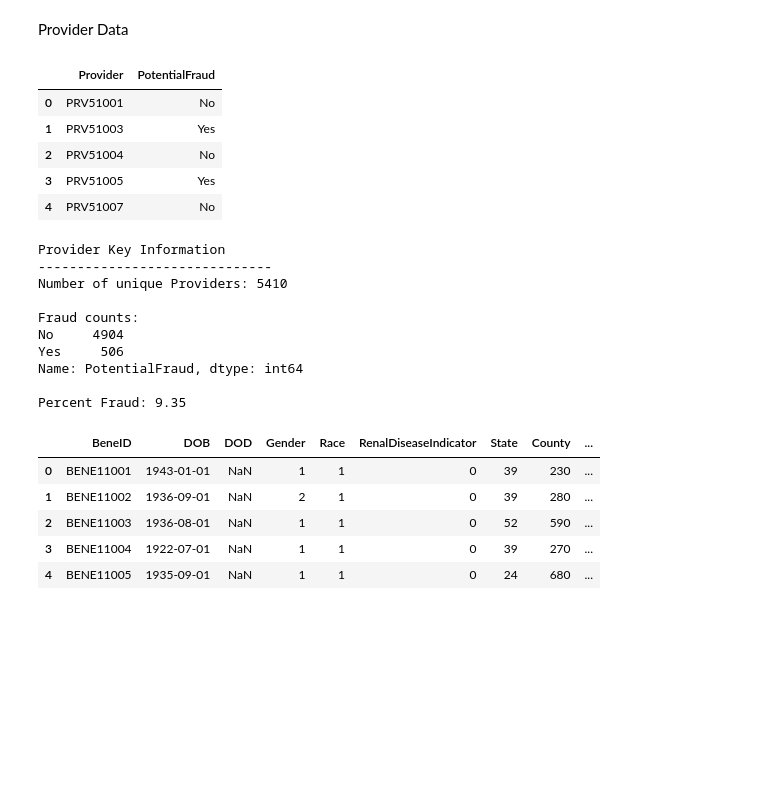
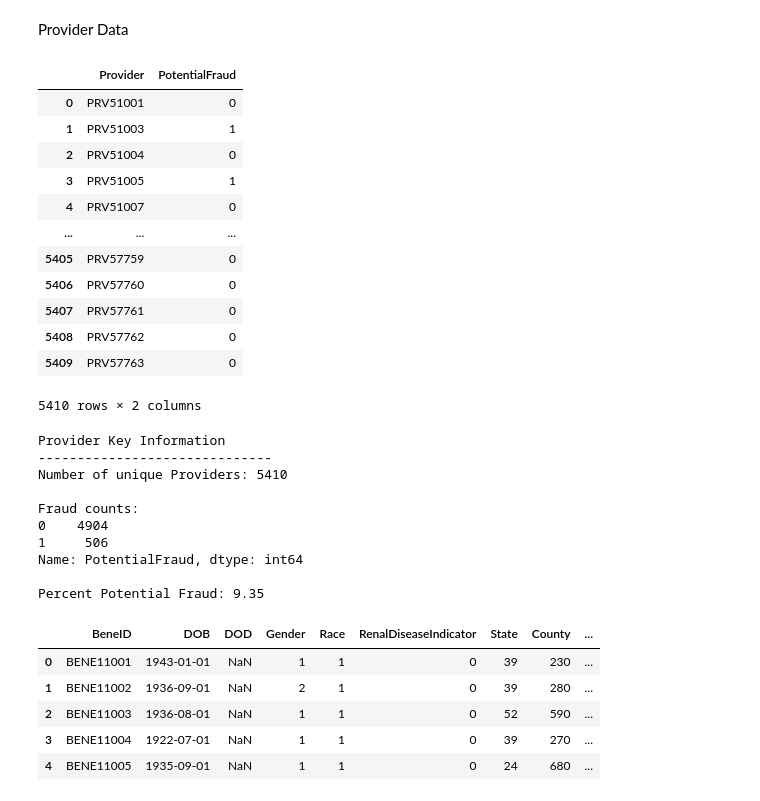
Before and after one commit to jwelch1123/healthcare_fraud_detection, a Jupyter notebook: healthcare_fraud.ipynb, the cells around one changed output. Saved outputs shown, nothing was run; the diff lists cells and outputs as text; code cells hidden in the pictures; blank space fills up the shorter version.

```diff
--- a/healthcare_fraud.ipynb
+++ b/healthcare_fraud.ipynb
@@ -64,6 +64,15 @@ def custom_import(train_only = False):
 
 
 data_dict = custom_import(train_only=False)
+# %%
+prov_key = data_dict['Train']
+prov_key = prov_key.replace({"No":0,"Yes":1})
+
+Bene_data = data_dict['Train_Beneficiarydata']
+
+dfs = [data_dict['Train_Inpatientdata'],data_dict['Train_Outpatientdata']]
+keys = ['Inpatient',"Outpatient"]
+Train_Patientdata = pd.concat([df.assign(Source=key).reset_index() for key, df in zip(keys,dfs)],axis=0, ignore_index=True).drop('index',axis=1)
 # %% [markdown]
 ## Exploratory Analysis <a id='eda'></a>
 
@@ -71,32 +80,39 @@ data_dict = custom_import(train_only=False)
 # %% [markdown]
 Provider Data
 # %%
-data_dict['Train'].head()
+prov_key
 # %% [output]
 |  | Provider | PotentialFraud |
-| 0 | PRV51001 | No |
-| 1 | PRV51003 | Yes |
-| 2 | PRV51004 | No |
-| 3 | PRV51005 | Yes |
-| 4 | PRV51007 | No |
+| 0 | PRV51001 | 0 |
+| 1 | PRV51003 | 1 |
+| 2 | PRV51004 | 0 |
+| 3 | PRV51005 | 1 |
+| 4 | PRV51007 | 0 |
+| ... | ... | ... |
+| 5405 | PRV57759 | 0 |
+| 5406 | PRV57760 | 0 |
+| 5407 | PRV57761 | 0 |
+| 5408 | PRV57762 | 0 |
+| 5409 | PRV57763 | 0 |
+5410 rows × 2 columns
 # %%
 print("Provider Key Information")
 print("-"*30)
-print("Number of unique Providers: {}\n".format(data_dict['Train'].Provider.nunique()))
-print("Fraud counts: \n{}\n".format(data_dict['Train'].PotentialFraud.value_counts()))
-fraud_counts = data_dict['Train'].PotentialFraud.value_counts()['Yes']
-print("Percent Fraud: {:.3}\n".format(100* fraud_counts/ data_dict['Train'].PotentialFraud.count()))
+print("Number of unique Providers: {}\n".format(prov_key.Provider.nunique()))
+print("Fraud counts: \n{}\n".format(prov_key.PotentialFraud.value_counts()))
+fraud_counts = data_dict['Train'].PotentialFraud.value_counts()[1]
+print("Percent Potential Fraud: {:.3}\n".format(100* fraud_counts/ prov_key.PotentialFraud.count()))
 # %% [output]
 Provider Key Information
 ------------------------------
 Number of unique Providers: 5410
 
 Fraud counts:
-No     4904
-Yes     506
+0    4904
+1     506
 Name: PotentialFraud, dtype: int64
 
-Percent Fraud: 9.35
+Percent Potential Fraud: 9.35
 # %%
 data_dict['Train_Beneficiarydata'].head()
 # %% [output]
```
Also changed, not shown: parts of 19 cells of this notebook.
